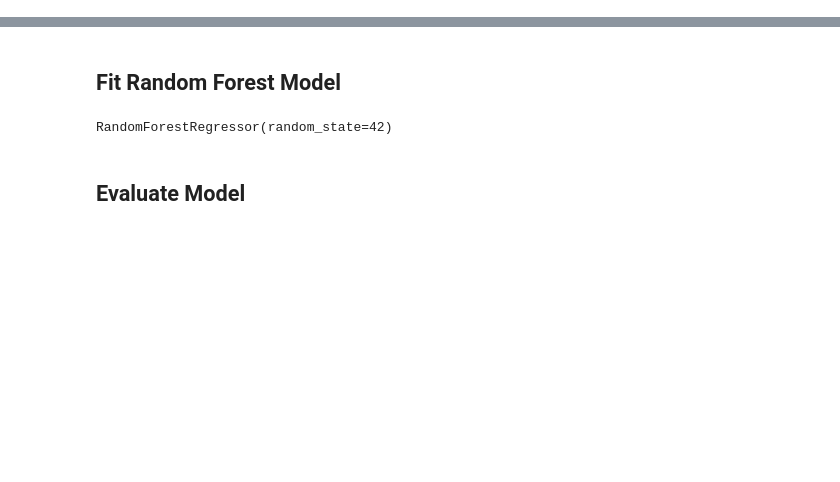
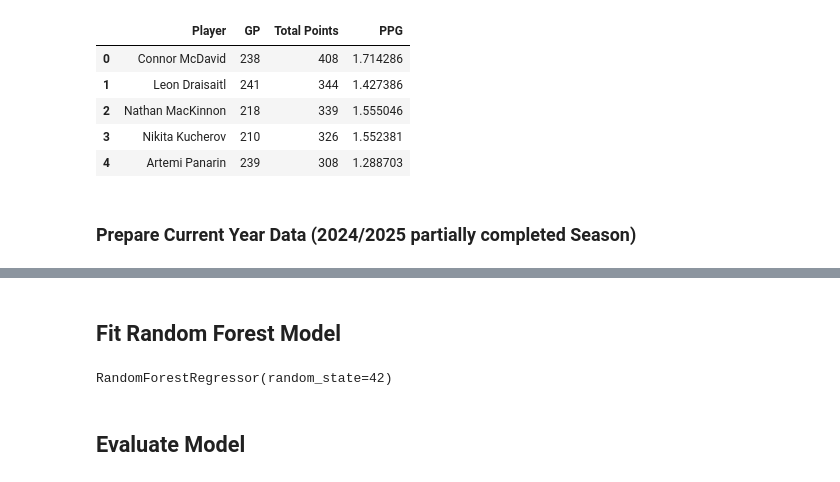
Before and after one commit to nathanguevara11/project-4-G10, a Jupyter notebook: project4_NHL_players.ipynb, the cells around one changed output, grey strips where cells are left out. Drawn from its saved outputs; the diff is of its cells as text; code cells hidden in the pictures; blank space fills up the shorter version.

```diff
--- a/project4_NHL_players.ipynb
+++ b/project4_NHL_players.ipynb
@@ -36,3 +78,16 @@ df_previous[['Player', 'GP', 'Total Points', 'PPG']]
+# %%
+#Remove rows where GP < 60
+df_previous = df_previous[df_previous["GP"] >= 60 ]
+df_previous[['Player', 'GP', 'Total Points', 'PPG']].head()
+# %% [output]
+|  | Player | GP | Total Points | PPG |
+| 0 | Connor McDavid | 238 | 408 | 1.714286 |
+| 1 | Leon Draisaitl | 241 | 344 | 1.427386 |
+| 2 | Nathan MacKinnon | 218 | 339 | 1.555046 |
+| 3 | Nikita Kucherov | 210 | 326 | 1.552381 |
+| 4 | Artemi Panarin | 239 | 308 | 1.288703 |
+# %% [markdown]
+### Prepare Current Year Data (2024/2025 partially completed Season)
 # %%
 # Create Points Per Game Metric
 df_current['PPG'] = df_current['Total Points'] / df_current['GP']
```
Also changed, not shown: parts of 24 cells of this notebook, 1 other file.
